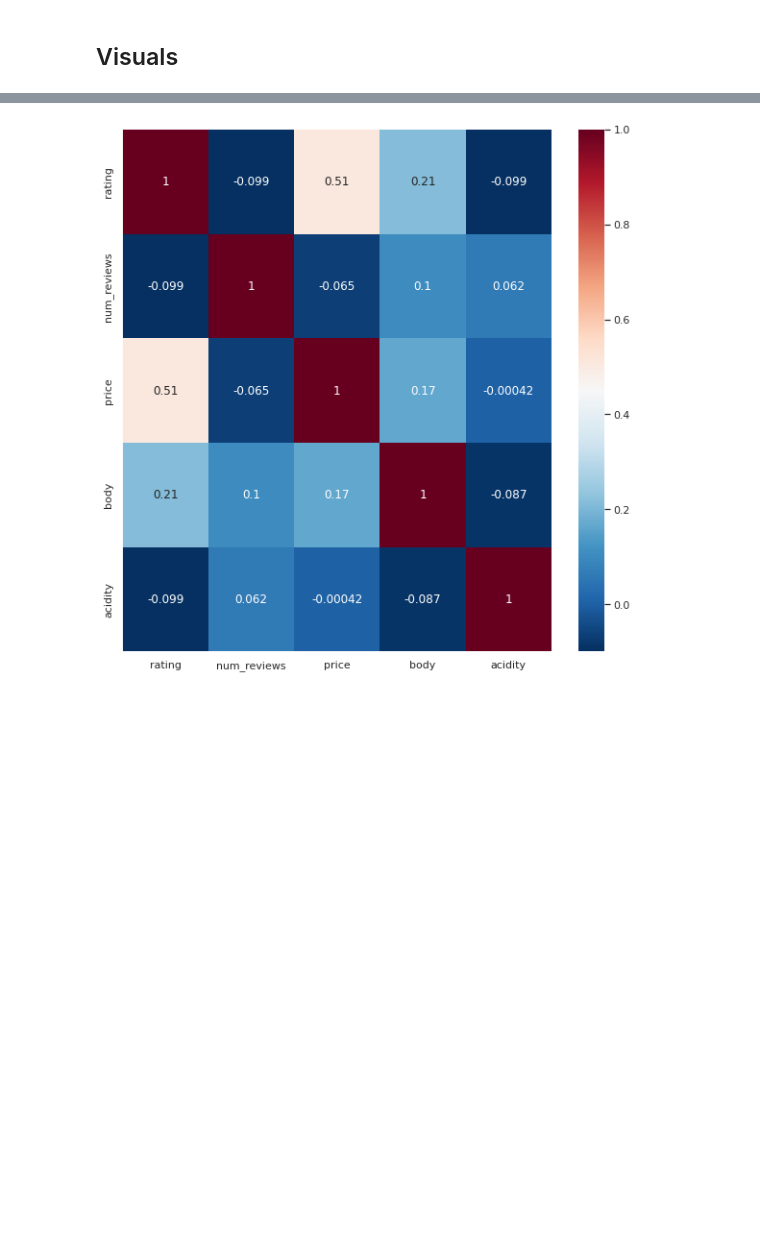
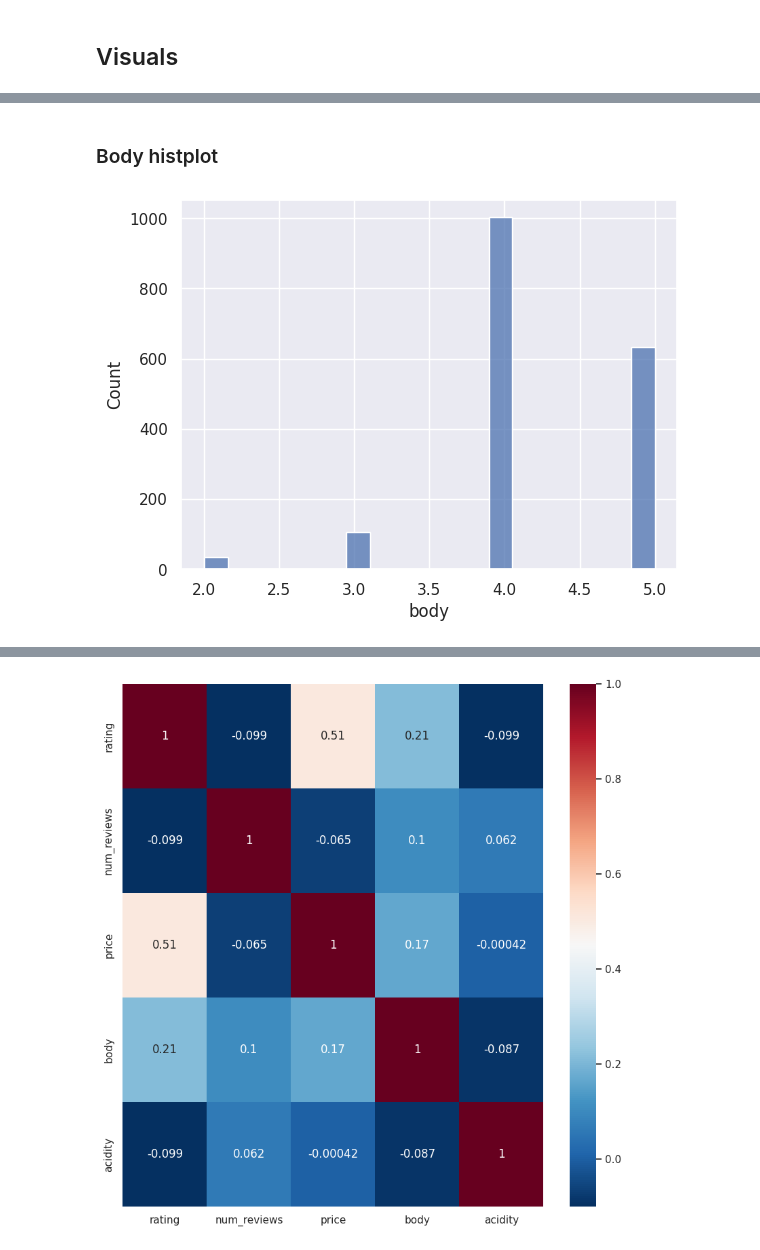
Before and after one commit to pmontecinos23/Spanish-Wine-Evaluation, a Jupyter notebook: Spanish_Wine_Evaluation.ipynb, the cells around one changed output, grey strips where cells are left out. Drawn from its saved outputs; the diff is of its cells as text; code cells hidden in the pictures; blank space fills up the shorter version.

```diff
--- a/Spanish_Wine_Evaluation.ipynb
+++ b/Spanish_Wine_Evaluation.ipynb
@@ -228,0 +339,9 @@ Will address the rest of the missing values during preprocessing
+# %% [markdown]
+### Body histplot
+# %%
+sns.set(style="darkgrid")
+
+sns.histplot(data=wine1, x="body")
+plt.show()
+# %% [output]
+[figure, added]
```
Also changed, not shown: parts of 41 cells of this notebook.
